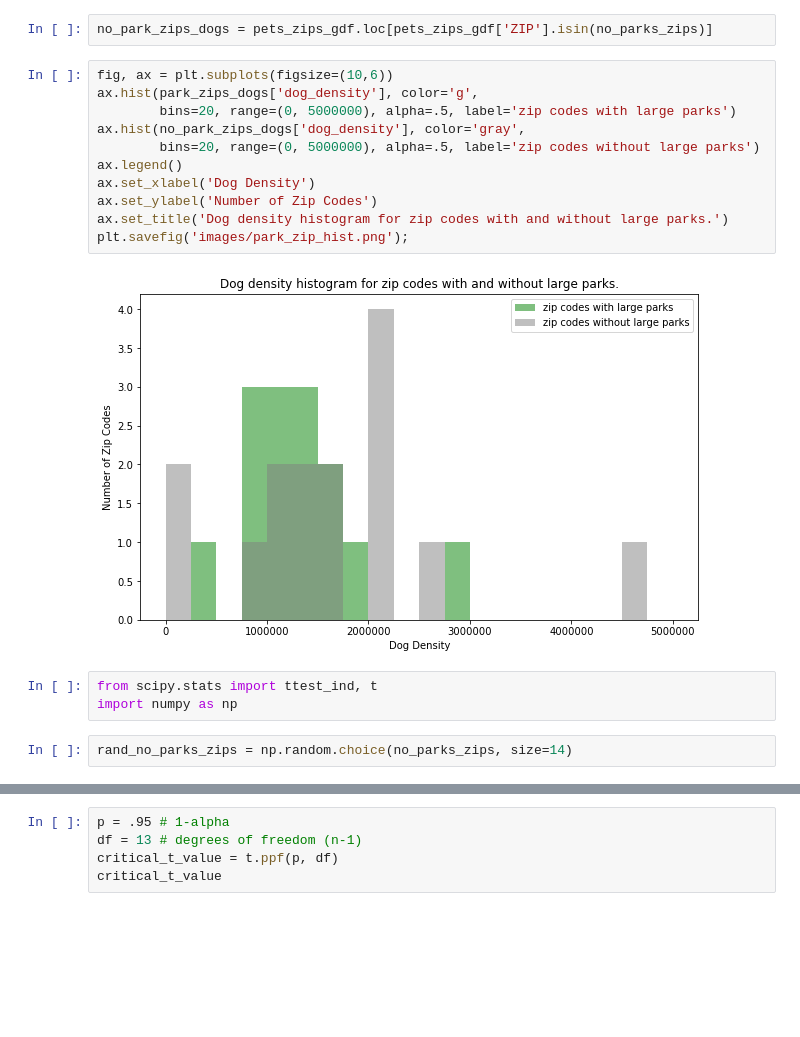
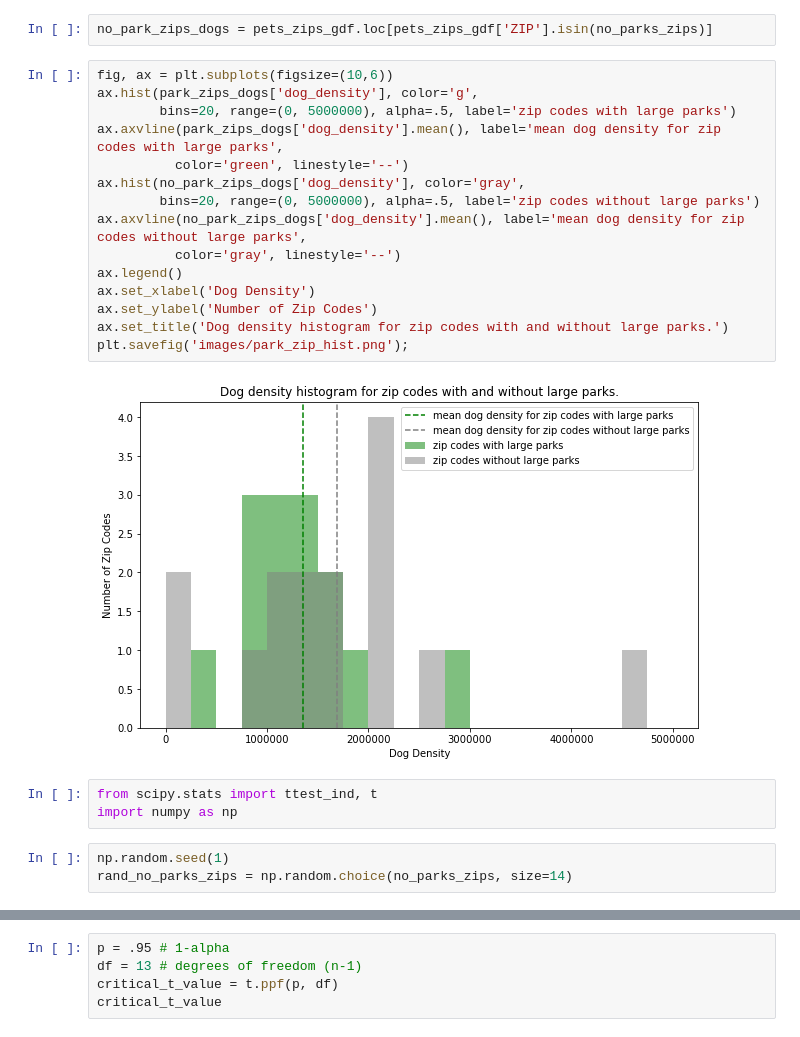
Before and after one commit to allisoncstafford/seattle_pets_blog2, a Jupyter notebook: park_zip_codes.ipynb, the cells around one changed output, grey strips where cells are left out. Drawn from its saved outputs; the diff is of its cells as text; blank space fills up the shorter version.

Commit message:
visualize t-test

```diff
--- a/park_zip_codes.ipynb
+++ b/park_zip_codes.ipynb
@@ -206,20 +211,25 @@ no_park_zips_dogs = pets_zips_gdf.loc[pets_zips_gdf['ZIP'].isin(no_parks_zips)]
 # %%
 fig, ax = plt.subplots(figsize=(10,6))
 ax.hist(park_zips_dogs['dog_density'], color='g',
         bins=20, range=(0, 5000000), alpha=.5, label='zip codes with large parks')
+ax.axvline(park_zips_dogs['dog_density'].mean(), label='mean dog density for zip codes with large parks',
+          color='green', linestyle='--')
 ax.hist(no_park_zips_dogs['dog_density'], color='gray',
         bins=20, range=(0, 5000000), alpha=.5, label='zip codes without large parks')
+ax.axvline(no_park_zips_dogs['dog_density'].mean(), label='mean dog density for zip codes without large parks',
+          color='gray', linestyle='--')
 ax.legend()
 ax.set_xlabel('Dog Density')
 ax.set_ylabel('Number of Zip Codes')
 ax.set_title('Dog density histogram for zip codes with and without large parks.')
 plt.savefig('images/park_zip_hist.png');
 # %% [output]
-[figure, old version]
+[figure, new version]
 # %%
 from scipy.stats import ttest_ind, t
 import numpy as np
 # %%
+np.random.seed(1)
 rand_no_parks_zips = np.random.choice(no_parks_zips, size=14)
 # %%
 result = ttest_ind(rand_no_parks_zips, parks_zips, equal_var=False)
```
Also changed, not shown: parts of 5 cells of this notebook, 3 other files.
